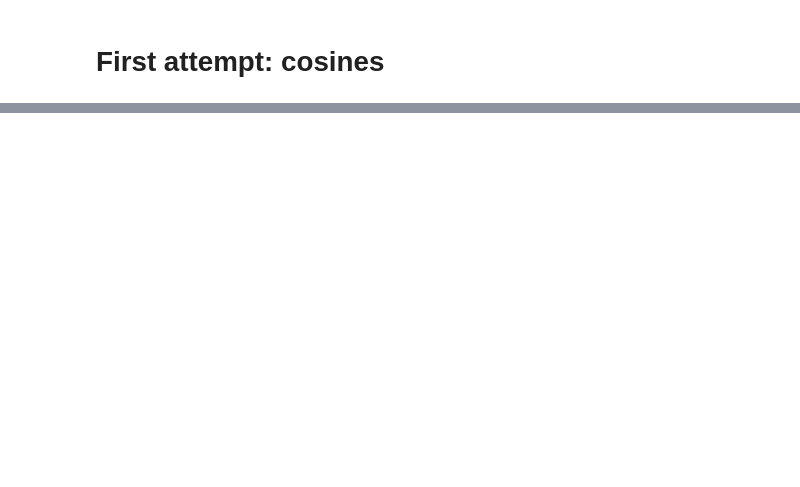
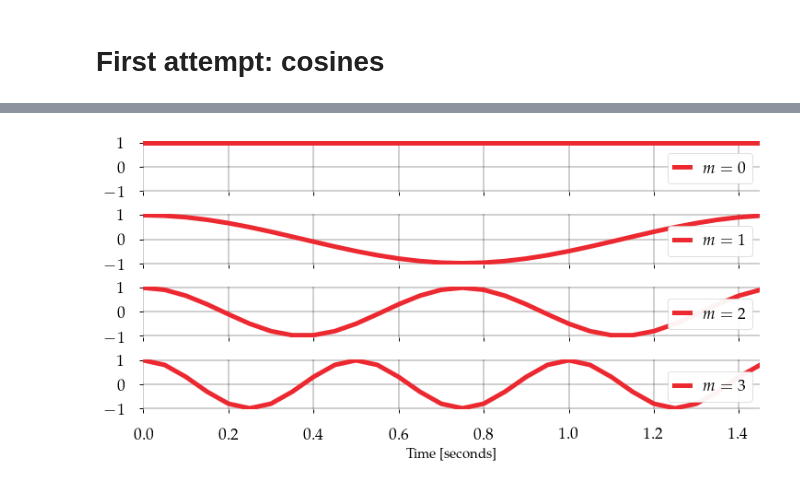
Before and after one commit to bmcfee/dstbook, a Jupyter notebook: content/ch05/Cosine.ipynb, the cells around one changed output, grey strips where cells are left out. Saved outputs shown, nothing was run; the diff lists cells and outputs as text; code cells hidden in the pictures; blank space fills up the shorter version.

```diff
--- a/content/ch05/Cosine.ipynb
+++ b/content/ch05/Cosine.ipynb
@@ -100,0 +312,24 @@ $$
+# %%
+fig, ax = plt.subplots(nrows=4, sharex=True, sharey=True, figsize=figaspect(0.5))
+
+fs = 20
+N = 30
+
+n = np.arange(N)
+ax[0].plot(n / fs, np.cos(2 * np.pi * 0 * n / N), label=r'$m=0$', color=colors[1])
+ax[0].label_outer()
+ax[0].legend(loc='lower right')
+ax[1].plot(n / fs, np.cos(2 * np.pi * 1 * n / N), label=r'$m=1$', color=colors[1])
+ax[1].label_outer()
+ax[1].legend(loc='lower right')
+ax[2].plot(n / fs, np.cos(2 * np.pi * 2 * n / N), label=r'$m=2$', color=colors[1])
+ax[2].label_outer()
+ax[2].legend(loc='lower right')
+
+ax[3].plot(n / fs, np.cos(2 * np.pi * (3) * n / N), label=r'$m=3$', color=colors[1])
+ax[3].label_outer()
+ax[3].legend(loc='lower right')
+
+ax[3].set(xlabel='Time [seconds]', ylim=[-1.05, 1.05]);
+# %% [output]
+[figure, added]
```
Also changed, not shown: parts of 23 cells of this notebook, 6 other files.
